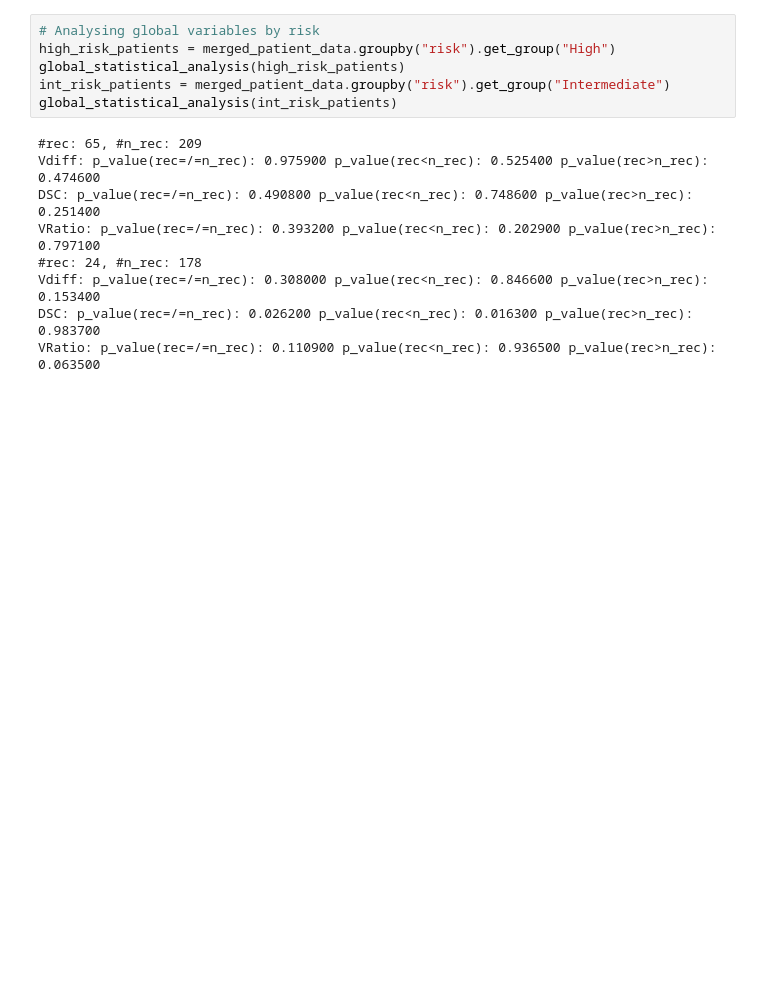
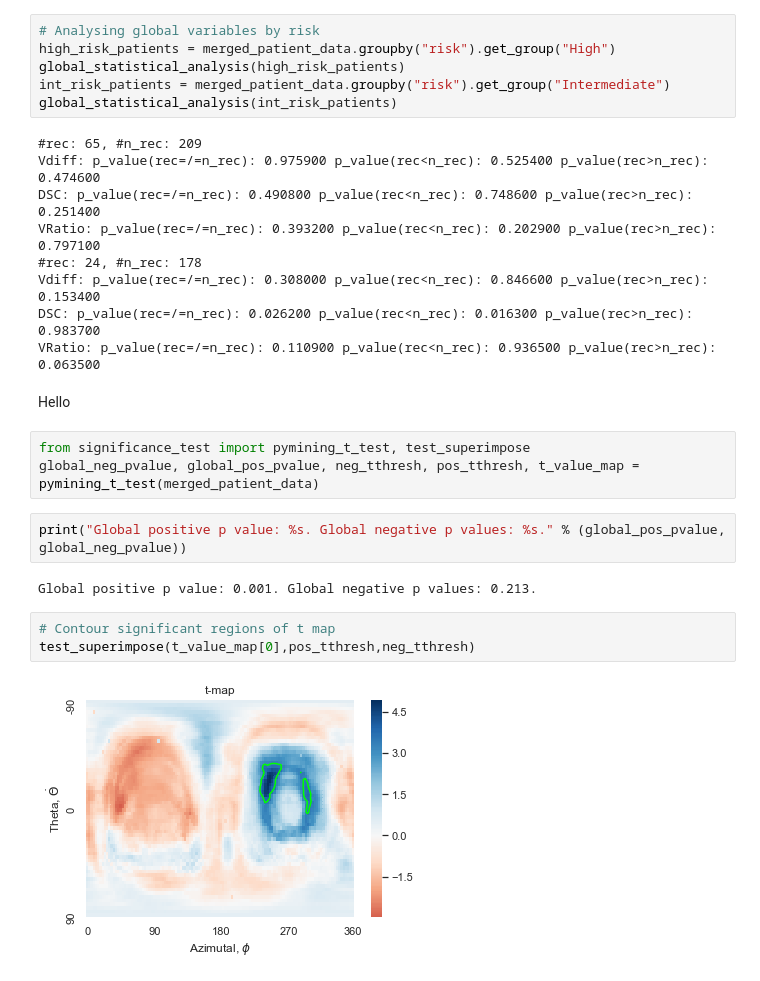
Before and after one commit to ThomasMullen/Contour-Analysis, a Jupyter notebook: Code/Contour-analysis-notepad.ipynb, the cells around one changed output. Cells and saved outputs as stored; diff of their text form; blank space fills up the shorter version.

```diff
--- a/Code/Contour-analysis-notepad.ipynb
+++ b/Code/Contour-analysis-notepad.ipynb
@@ -179,3 +146,17 @@ VRatio: p_value(rec=/=n_rec): 0.393200 p_value(rec<n_rec): 0.202900 p_value(rec>
 Vdiff: p_value(rec=/=n_rec): 0.308000 p_value(rec<n_rec): 0.846600 p_value(rec>n_rec): 0.153400
 DSC: p_value(rec=/=n_rec): 0.026200 p_value(rec<n_rec): 0.016300 p_value(rec>n_rec): 0.983700
 VRatio: p_value(rec=/=n_rec): 0.110900 p_value(rec<n_rec): 0.936500 p_value(rec>n_rec): 0.063500
+# %% [markdown]
+Hello
+# %%
+from significance_test import pymining_t_test, test_superimpose
+global_neg_pvalue, global_pos_pvalue, neg_tthresh, pos_tthresh, t_value_map = pymining_t_test(merged_patient_data)
+# %%
+print("Global positive p value: %s. Global negative p values: %s." % (global_pos_pvalue, global_neg_pvalue))
+# %% [output]
+Global positive p value: 0.001. Global negative p values: 0.213.
+# %%
+# Contour significant regions of t map
+test_superimpose(t_value_map[0],pos_tthresh,neg_tthresh)
+# %% [output]
+[figure, added]
```
Also changed, not shown: parts of 16 cells of this notebook, 1 other file.
